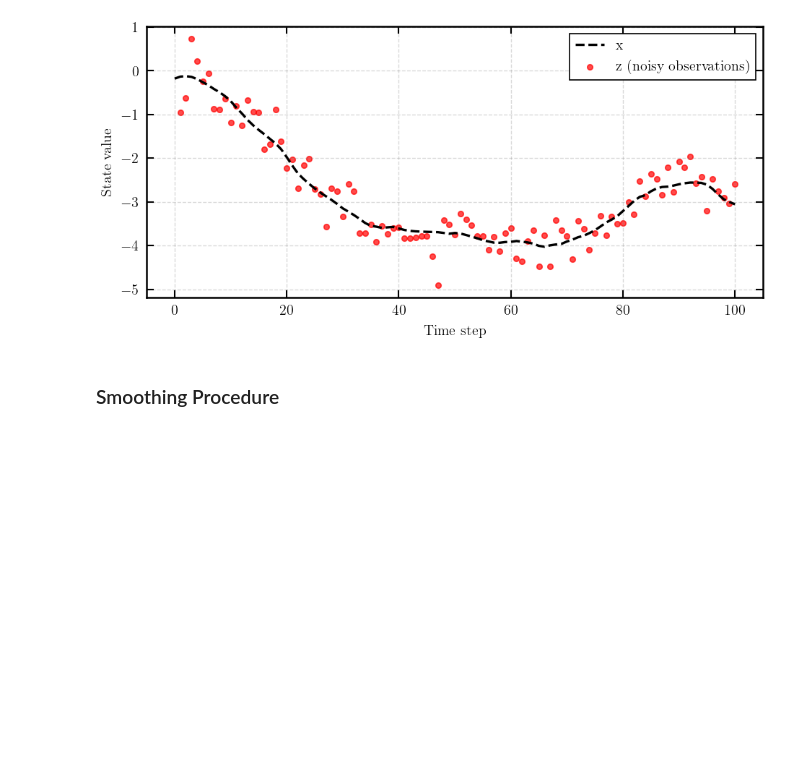
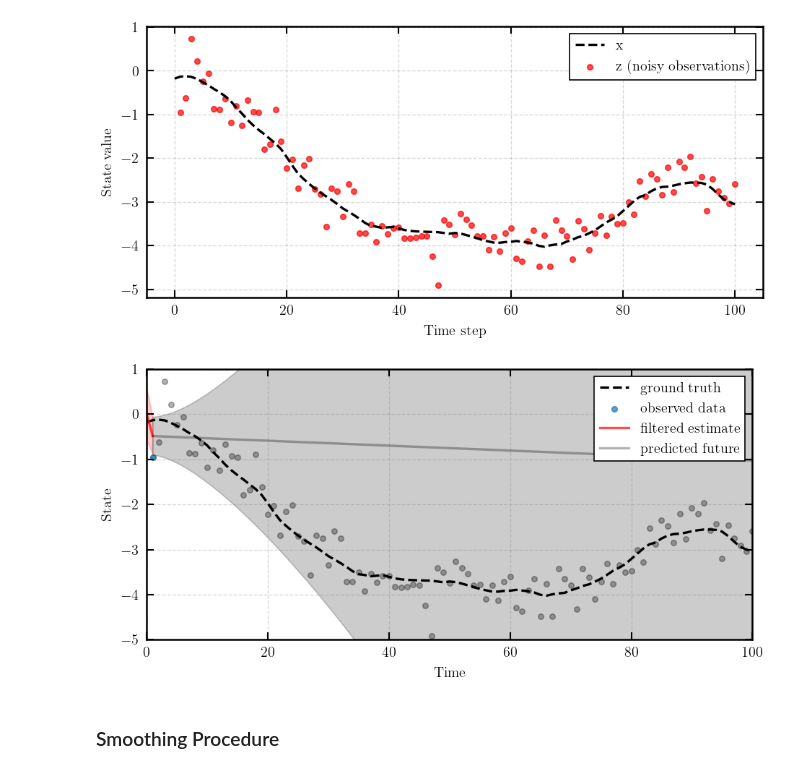
Before and after one commit to paufisch/ode_filters, a Jupyter notebook: kalman_playground.ipynb, the cells around one changed output. Drawn from its saved outputs; the diff is of its cells as text; code cells hidden in the pictures; blank space fills up the shorter version.

```diff
--- a/kalman_playground.ipynb
+++ b/kalman_playground.ipynb
@@ -178,8 +190,13 @@ def plot_kalman_filter(t, m_projected, P_projected, m_future_projected, P_future
     plt.plot(ts[:t+1], m_projected, color='red', alpha=0.7, label='filtered estimate')
     plt.fill_between(ts[:t+1], m_projected - np.sqrt(P_projected), m_projected + np.sqrt(P_projected), color='red', alpha=0.2)
 
-    plt.plot(ts[t:], m_future_projected, color='black', alpha=0.3, label='predicted future')
-    plt.fill_between(ts[t:], m_future_projected - np.sqrt(P_future_projected), m_future_projected + np.sqrt(P_future_projected), color='black', alpha=0.2)
+
+    if t == 1:
+        plt.plot(ts[t:], m_future_projected[1:], color='black', alpha=0.3, label='predicted future')
+        plt.fill_between(ts[t:], m_future_projected[1:] - np.sqrt(P_future_projected[1:]), m_future_projected[1:] + np.sqrt(P_future_projected[1:]), color='black', alpha=0.2)
+    else:
+        plt.plot(ts[t:], m_future_projected, color='black', alpha=0.3, label='predicted future')
+        plt.fill_between(ts[t:], m_future_projected - np.sqrt(P_future_projected), m_future_projected + np.sqrt(P_future_projected), color='black', alpha=0.2)
 
     #plt.axvline(x=t, color='black', alpha=0.3, label='current time')
     #plt.yticks(np.arange(-8, 2, 1))
@@ -194,8 +211,10 @@ def plot_kalman_filter(t, m_projected, P_projected, m_future_projected, P_future
     #plt.savefig(f'filter_imgs/kalman_filter_{t}.png')
     plt.close()
 # %%
-t=0
+t=1
 m_projected, P_projected, m_future_projected, P_future_projected = kalman_filter(t)
 plot_kalman_filter(t, m_projected, P_projected, m_future_projected, P_future_projected)
+# %% [output]
+[figure, added]
 # %%
 for t in tqdm(range(1,101)):
```
Also changed, not shown: parts of 11 cells of this notebook.
